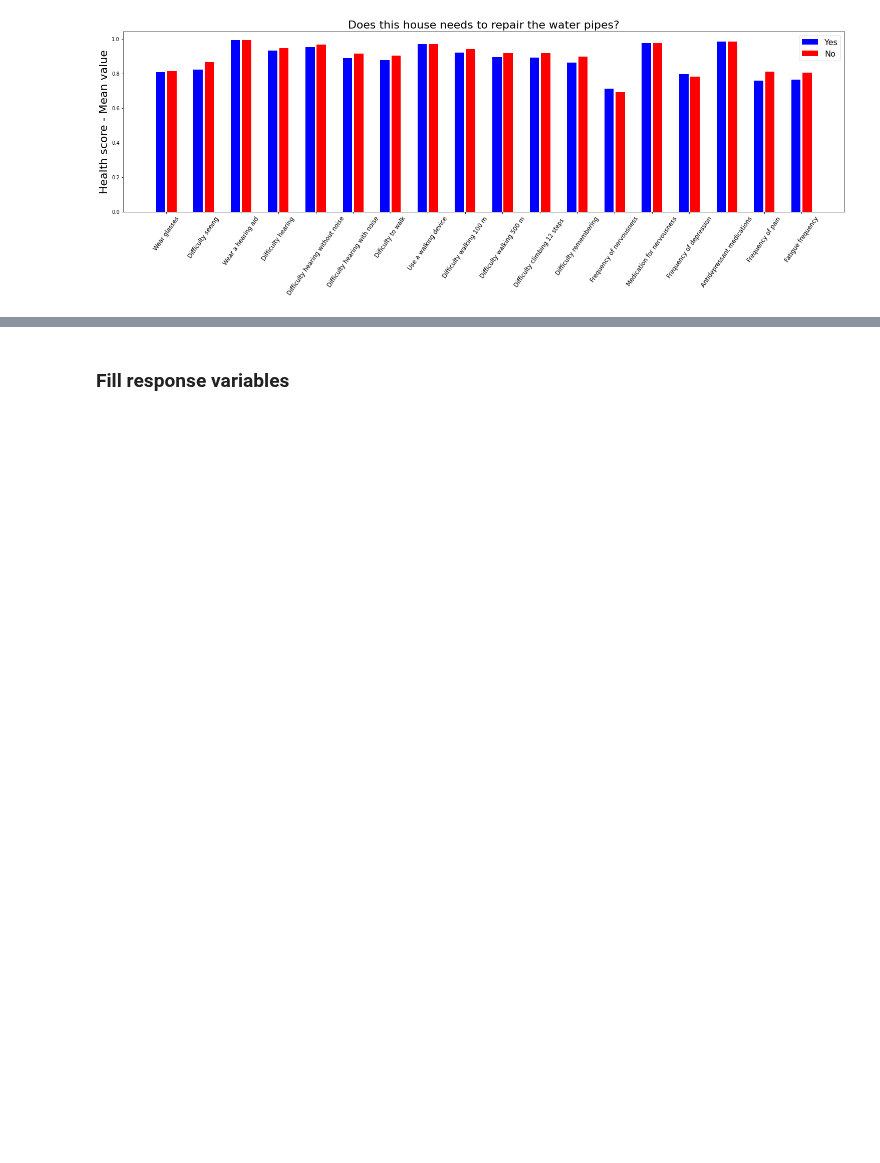
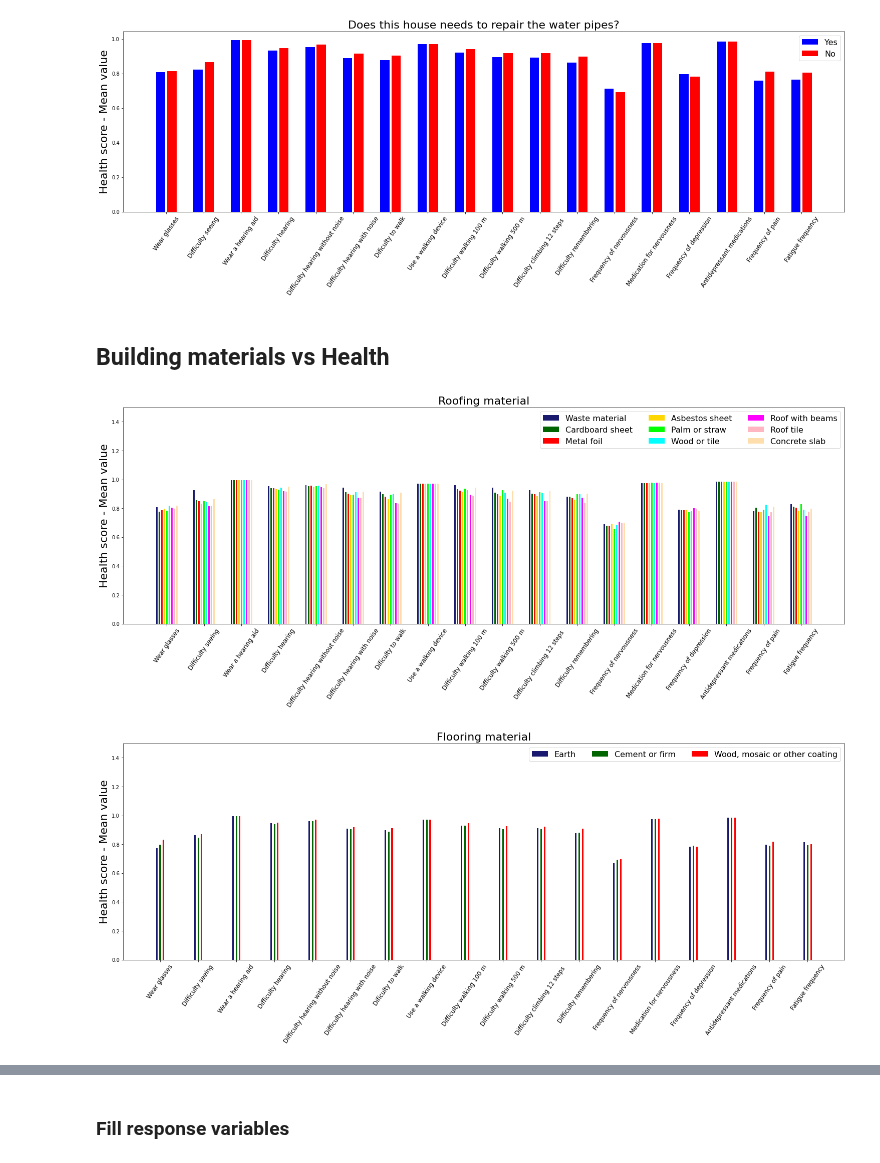
Before and after one commit to emarazz/ada_2020, a Jupyter notebook: Homework/04 - Detection of housing-health relationship/p4.ipynb, the cells around one changed output, grey strips where cells are left out. Cells and saved outputs as stored; diff of their text form; code cells hidden in the pictures; blank space fills up the shorter version.

```diff
--- a/Homework/04 - Detection of housing-health relationship/p4.ipynb
+++ b/Homework/04 - Detection of housing-health relationship/p4.ipynb
@@ -144,3 +146,38 @@ for house_item in important_house_var:
 [figure]
 [figure]
 [figure]
+# %% [markdown]
+## Building materials vs Health
+# %%
+house_material=['Roofing_material','Flooring_material']
+mat = [None] *2
+mat[0]=['Waste material' ,'Cardboard sheet' ,'Metal foil','Asbestos sheet' ,'Palm or straw' ,'Wood or tile ','Roof with beams', 'Roof tile', 'Concrete slab' ]
+mat[1]=['Earth', 'Cement or firm', 'Wood, mosaic or other coating']
+
+for index_global,house_item in enumerate(house_material):
+    answers=sorted(data_person_all[house_item].value_counts().index)
+    len_answers=num=len(answers)
+
+    data = [None] * len_answers
+    for index,item in enumerate(answers):
+        data[index]=data_person_all[data_person_all[house_item]==answers[index]][health_var].mean()
+    fig = plt.figure(figsize=(20,6))
+    ax = fig.add_axes([0,0,1,1])
+
+    x = np.arange(len(health_var))  # the label locations
+    width = 0.06  # the width of the bars
+    width_vector=np.linspace(start=-width*len_answers/2, stop=width*len_answers/2,num=len_answers )
+    color_list=['#191970', '#006400', '#ff0000', '#ffd700', '#00ff00' ,'#00ffff','#ff00ff' ,'#ffb6c1','#ffdead']
+
+    for item in health_var:
+        for index,wid in enumerate(width_vector):
+            ax.bar(x + wid, data[index], width = 0.04,color=color_list[index])
+        ax.set_xticks(x)
+        ax.set_xticklabels(health_var_txt,rotation='55',fontsize=12)
+        ax.legend(labels=mat[index_global],fontsize=16,ncol=3)
+    plt.ylim(0,1.5)
+    plt.title(house_item.replace('_',' '),fontsize=22)
+    plt.ylabel('Health score - Mean value',fontsize=22)
+# %% [output]
+[figure, added]
+[figure, added]
```
Also changed, not shown: parts of 15 cells of this notebook.
